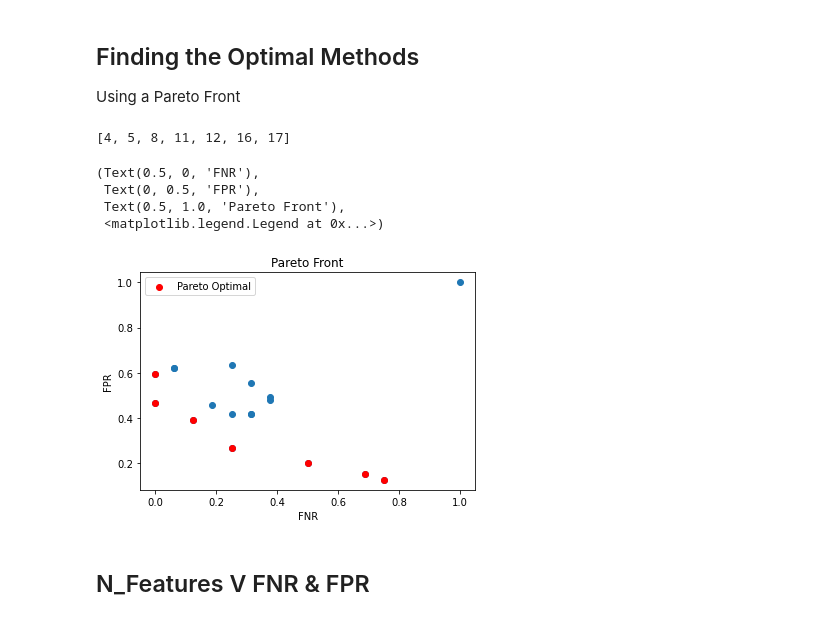
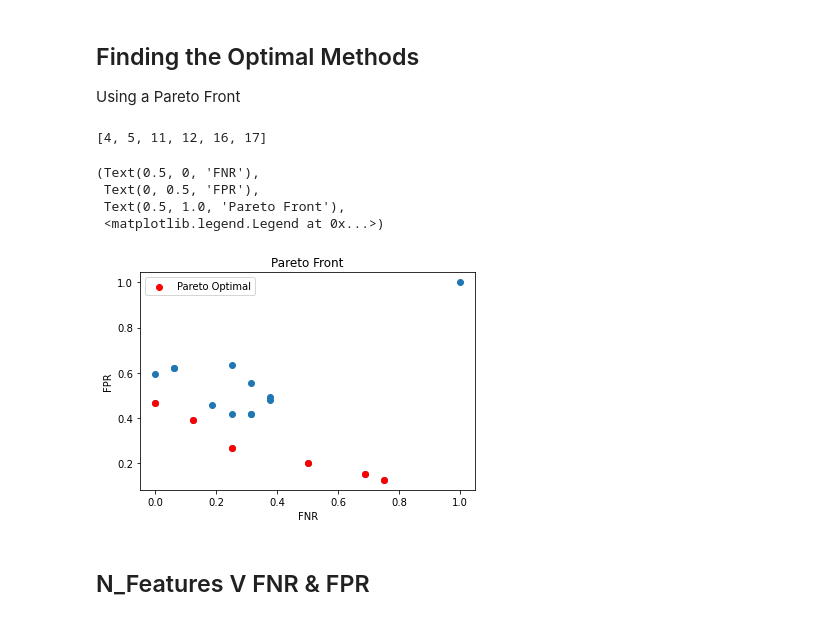
Before and after one commit to cwhite098/MDM3_Project1_Quartix, a Jupyter notebook: Data_Exploration.ipynb, the cells around one changed output. Drawn from its saved outputs; the diff is of its cells as text; code cells hidden in the pictures.

```diff
--- a/Data_Exploration.ipynb
+++ b/Data_Exploration.ipynb
@@ -1176,33 +1176,33 @@ Using a Pareto Front
 # %%
 from extract_data import *
 
 FNR_list = np.array([0.25, 0.375, 0.1875, 0.3125, 0.6875, 0.75, 0.0625, 0.375, 0, 0.25, 0.3125, 0.5, 0, 1, 0.0625, 0.3125, 0.25, 0.125])
 FPR_list = np.array([0.6329113924, 0.4936708861, 0.4556962025, 0.417721519, 0.1518987342, 0.1265822785, 0.6202531646, 0.4810126582, 0.5949367089, 0.417721519, 0.417721519, 0.2025316456, 0.4683544304, 1, 0.6202531646, 0.5569620253, 0.2658227848, 0.3924050633])
 
 pareto_set_idx = []
 for i in range(len(FNR_list)):
     point = [FNR_list[i], FPR_list[i]]
     counter = 0
     for j in range(len(FNR_list)):
         comp_point = [FNR_list[j], FPR_list[j]]
 
-        if point[0] > comp_point[0] and point[1] > comp_point[1]:
+        if point[0] >= comp_point[0] and point[1] > comp_point[1]:
             counter += 1
     if counter == 0:
         pareto_set_idx.append(i)
 
 print(pareto_set_idx)
 
 plt.scatter(FNR_list, FPR_list)
 plt.scatter(FNR_list[pareto_set_idx], FPR_list[pareto_set_idx], c='r', label='Pareto Optimal')
 plt.xlabel('FNR'), plt.ylabel('FPR'), plt.title('Pareto Front'), plt.legend()
 # %% [output]
-[4, 5, 8, 11, 12, 16, 17]
+[4, 5, 11, 12, 16, 17]
 (Text(0.5, 0, 'FNR'),
  Text(0, 0.5, 'FPR'),
  Text(0.5, 1.0, 'Pareto Front'),
  <matplotlib.legend.Legend at 0x...>)
-[figure, old version]
+[figure, new version]
 # %% [markdown]
 ## N_Features V FNR & FPR
 # %%
```
Also changed, not shown: parts of 3 cells of this notebook.
